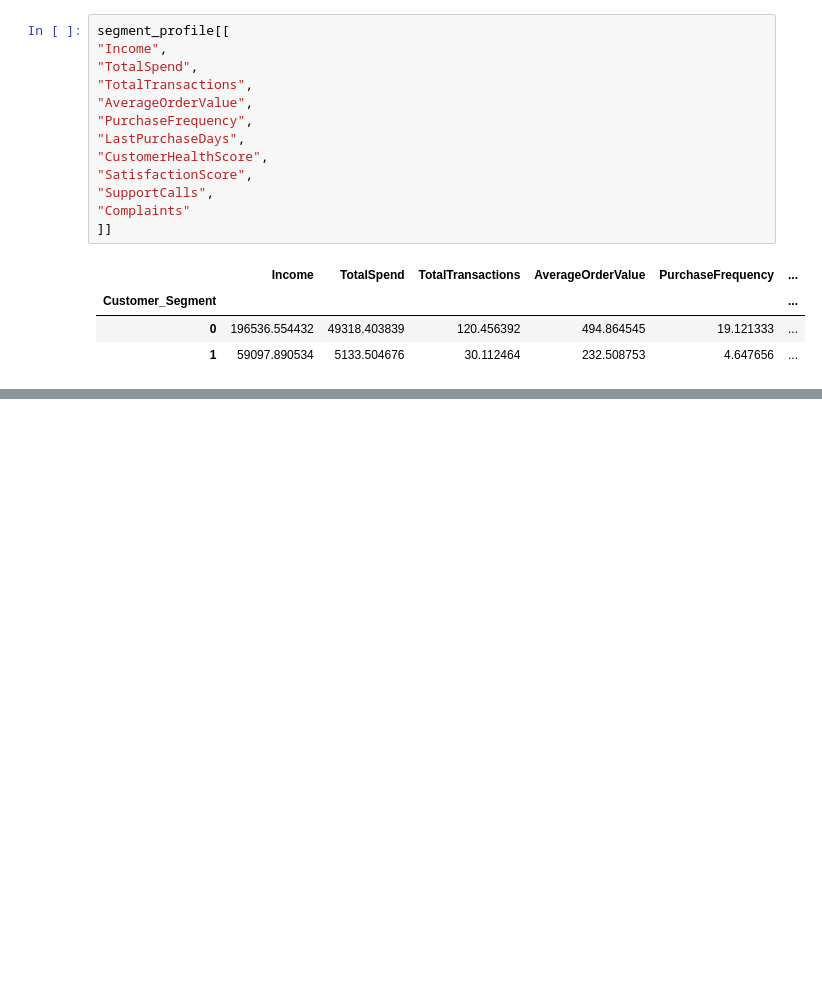
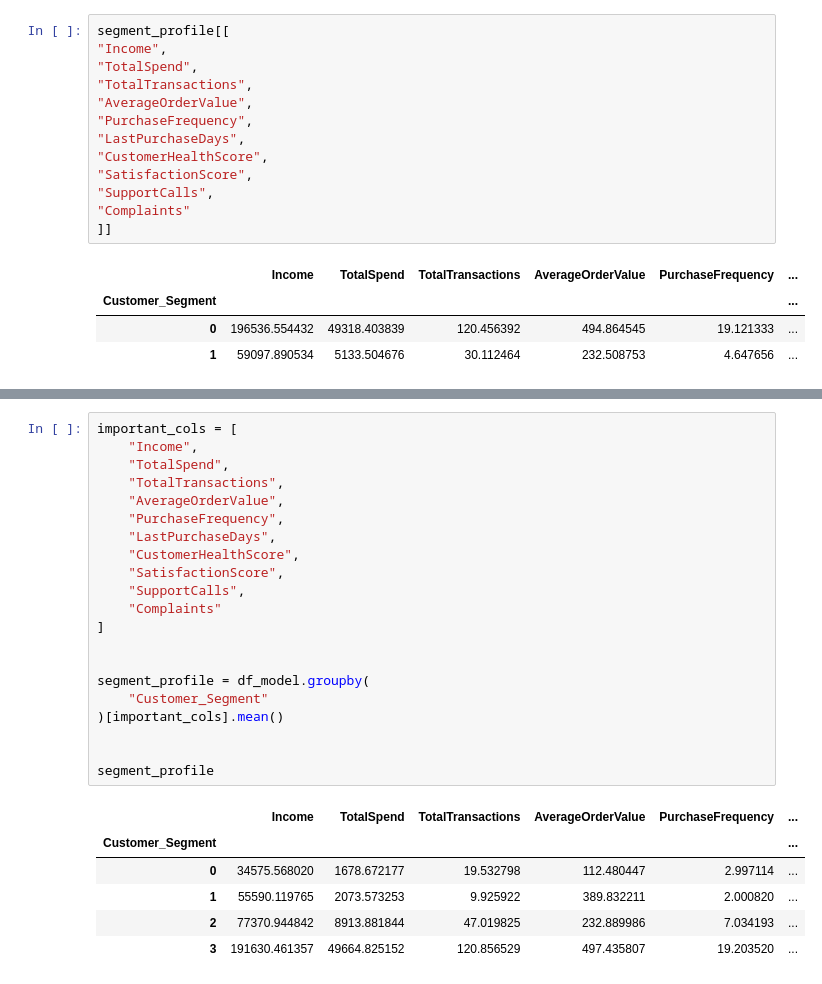
Before and after one commit to ashishpatel3630-art/PRISM_AI_Models, a Jupyter notebook: PRISM-AI/notebooks/03_SegmentationV(2).ipynb, the cells around one changed output, grey strips where cells are left out. Saved outputs shown, nothing was run; the diff lists cells and outputs as text; blank space fills up the shorter version.

```diff
--- a/PRISM-AI/notebooks/03_SegmentationV(2).ipynb
+++ b/PRISM-AI/notebooks/03_SegmentationV(2).ipynb
@@ -842,0 +873,28 @@ TypeError: dtype 'str' does not support operation 'mean'
+# %%
+important_cols = [
+    "Income",
+    "TotalSpend",
+    "TotalTransactions",
+    "AverageOrderValue",
+    "PurchaseFrequency",
+    "LastPurchaseDays",
+    "CustomerHealthScore",
+    "SatisfactionScore",
+    "SupportCalls",
+    "Complaints"
+]
+
+
+segment_profile = df_model.groupby(
+    "Customer_Segment"
+)[important_cols].mean()
+
+
+segment_profile
+# %% [output]
+|  | Income | TotalSpend | TotalTransactions | AverageOrderValue | PurchaseFrequency | ... |
+| Customer_Segment |  |  |  |  |  | ... |
+| 0 | 34575.568020 | 1678.672177 | 19.532798 | 112.480447 | 2.997114 | ... |
+| 1 | 55590.119765 | 2073.573253 | 9.925922 | 389.832211 | 2.000820 | ... |
+| 2 | 77370.944842 | 8913.881844 | 47.019825 | 232.889986 | 7.034193 | ... |
+| 3 | 191630.461357 | 49664.825152 | 120.856529 | 497.435807 | 19.203520 | ... |
```
Also changed, not shown: parts of 7 cells of this notebook, 2 other files.
